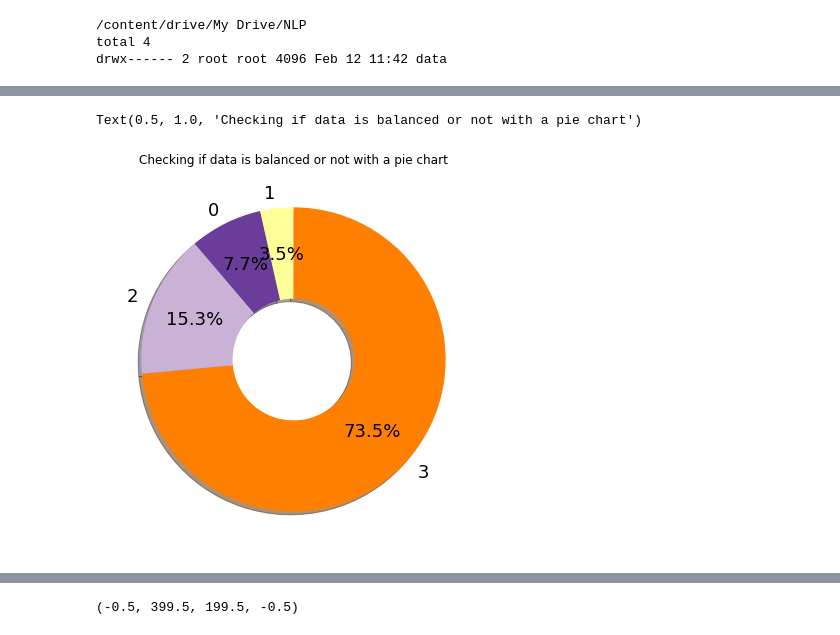
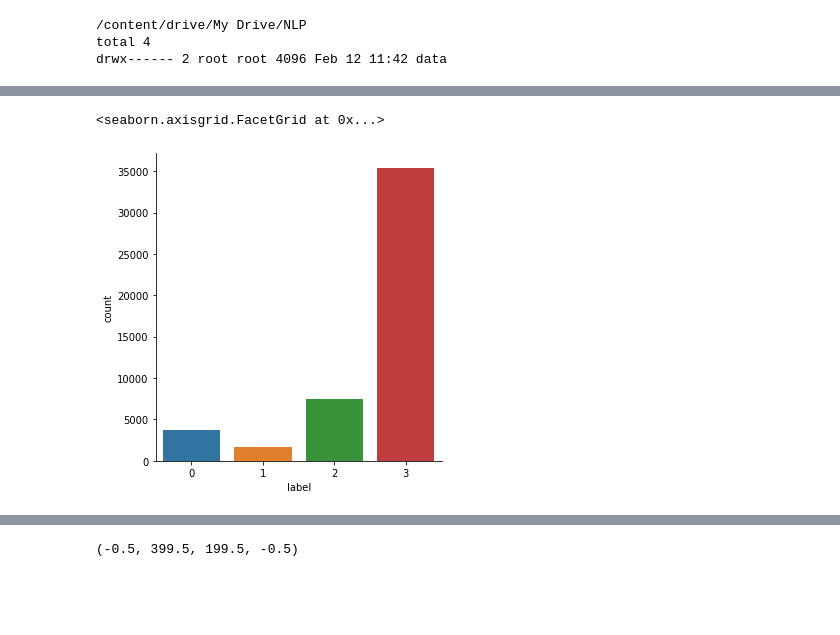
Before and after one commit to djaymen/Fake_News, a Jupyter notebook: FNC.ipynb, the cells around one changed output, grey strips where cells are left out. Cells and saved outputs as stored; diff of their text form; code cells hidden in the pictures; blank space fills up the shorter version.

Commit message:
Data Prepossessing

```diff
--- a/FNC.ipynb
+++ b/FNC.ipynb
@@ -96,15 +106,6 @@ train_df
 48153 rows × 3 columns
-# %%
-plt.figure(figsize=(7,7))
-
-value_count = train_df["label"].value_counts()
-
-
-plt.pie(value_count, labels=value_count.index ,
-        startangle = 90 ,counterclock =False, wedgeprops = {'width' : 0.6},
-        autopct='%1.1f%%', pctdistance = 0.7, textprops = {'color': 'black', 'fontsize' : 18},
-        shadow = True,colors = sns.color_palette("Paired")[7:])
-plt.title("Checking if data is balanced or not with a pie chart")
-# %% [output]
-Text(0.5, 1.0, 'Checking if data is balanced or not with a pie chart')
-[figure, removed]
+# %%
+sns.catplot('label', data=train_df, kind='count')
+# %% [output]
+<seaborn.axisgrid.FacetGrid at 0x...>
+[figure, added]
```
Also changed, not shown: parts of 21 cells of this notebook.
